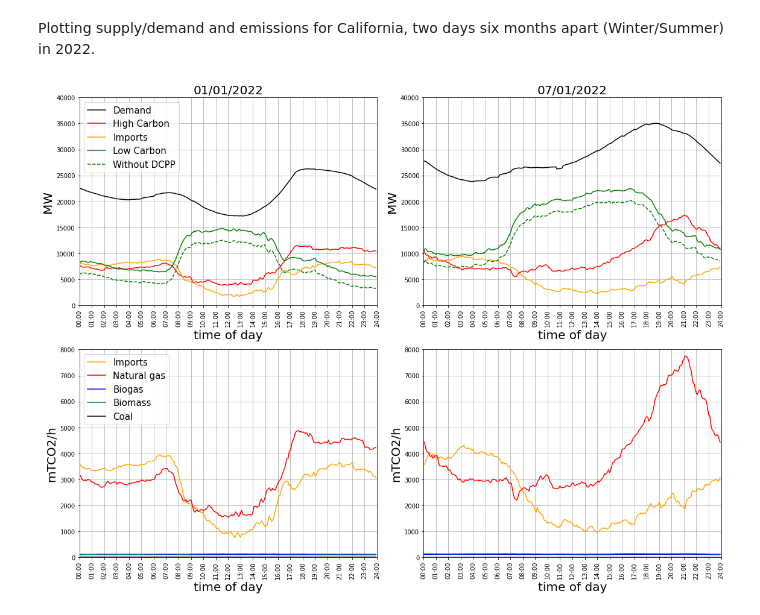
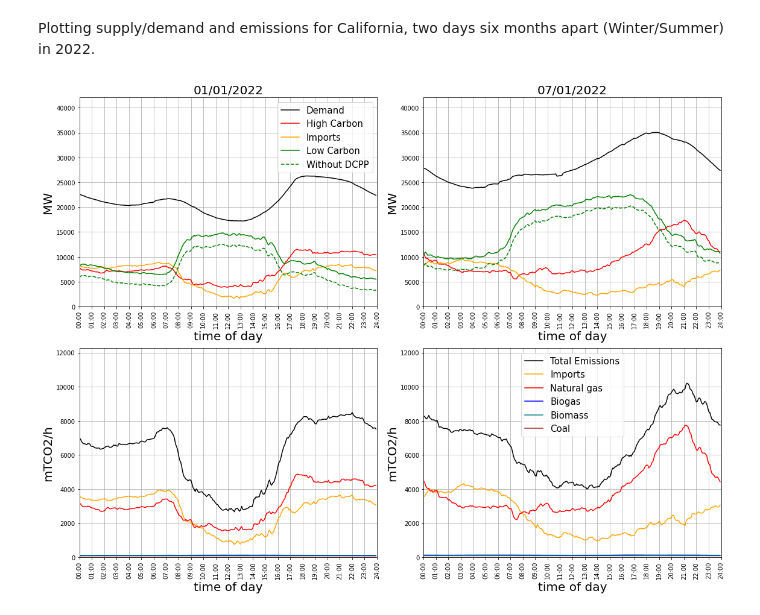
Before and after one commit to dedx/energyanalysis, a Jupyter notebook: CAISO-DataPresentation.ipynb, the cells around one changed output. Drawn from its saved outputs; the diff is of its cells as text; code cells hidden in the pictures.

Commit message:
updated plots

```diff
--- a/CAISO-DataPresentation.ipynb
+++ b/CAISO-DataPresentation.ipynb
@@ -38,27 +39,32 @@ date2 = "07/01/2022"
 # %%
-jan1sup = supdf.loc[supdf['Date'].str.contains(date1)]
-jul1sup = supdf.loc[supdf['Date'].str.contains(date2)]
+day1sup = supdf.loc[supdf['Date'].str.contains(date1)]
+day2sup = supdf.loc[supdf['Date'].str.contains(date2)]
 
-jan1co2 = co2df.loc[co2df['Date'].str.contains(date1)]
-jul1co2 = co2df.loc[co2df['Date'].str.contains(date2)]
+day1co2 = co2df.loc[co2df['Date'].str.contains(date1)]
+day2co2 = co2df.loc[co2df['Date'].str.contains(date2)]
 
-jan1nuc = allsupdf.loc[allsupdf['Date'].str.contains(date1)]
-jul1nuc = allsupdf.loc[allsupdf['Date'].str.contains(date2)]
+day1nuc = allsupdf.loc[allsupdf['Date'].str.contains(date1)]
+day2nuc = allsupdf.loc[allsupdf['Date'].str.contains(date2)]
 # %%
 timedf = supdf.columns.values[2:].tolist()
 
 fig, ax = plt.subplots(figsize=(16,12),nrows=2,ncols=2)
 
-ax[0][0].plot(jan1sup.iloc[0][2:].to_numpy(),label=f"{jan1sup.iloc[0][1]}",color='k')
-ax[0][0].plot(jan1sup.iloc[1][2:].to_numpy(),label=f"{jan1sup.iloc[1][1]}",color='r')
-ax[0][0].plot(jan1sup.iloc[2][2:].to_numpy(),label=f"{jan1sup.iloc[2][1]}",color='orange')
-ax[0][0].plot(jan1sup.iloc[3][2:].to_numpy(),label=f"{jan1sup.iloc[3][1]}",color='g')
-nonuc = jan1sup.iloc[3][2:].to_numpy()-jan1nuc.iloc[8][2:].to_numpy()
+ymax = 1.2*max(day1sup.iloc[0][2:].to_numpy().max(),day2sup.iloc[0][2:].to_numpy().max())
+ymin = 1.2*min(day1sup.iloc[2][2:].to_numpy().min(),day2sup.iloc[2][2:].to_numpy().min())
+if ymin > 0:
+    ymin = 0
+
+ax[0][0].plot(day1sup.iloc[0][2:].to_numpy(),label=f"{day1sup.iloc[0][1]}",color='k')
+ax[0][0].plot(day1sup.iloc[1][2:].to_numpy(),label=f"{day1sup.iloc[1][1]}",color='r')
+ax[0][0].plot(day1sup.iloc[2][2:].to_numpy(),label=f"{day1sup.iloc[2][1]}",color='orange')
+ax[0][0].plot(day1sup.iloc[3][2:].to_numpy(),label=f"{day1sup.iloc[3][1]}",color='g')
+nonuc = day1sup.iloc[3][2:].to_numpy()-day1nuc.iloc[8][2:].to_numpy()
 ax[0][0].plot(nonuc,label="Without DCPP",color='g',linestyle="--")
 ax[0][0].plot()
 ax[0][0].grid()
 ax[0][0].legend(fontsize=15)
-ax[0][0].set_ylim(0,40000)
+ax[0][0].set_ylim(ymin,ymax)
 ax[0][0].set_xlim(0,287)
 ax[0][0].set_ylabel('MW',fontsize=20)
 ax[0][0].set_xlabel('time of day',fontsize=20)
@@ -68,56 +74,69 @@ labels.append('24:00')
 ax[0][0].set_xticklabels(labels,rotation=90);
 ax[0][0].set_title(date1,fontsize=20);
 
-ax[0][1].plot(jul1sup.iloc[0][2:].to_numpy(),label=f"{jul1sup.iloc[0][1]}",color='k')
-ax[0][1].plot(jul1sup.iloc[1][2:].to_numpy(),label=f"{jul1sup.iloc[1][1]}",color='r')
-ax[0][1].plot(jul1sup.iloc[2][2:].to_numpy(),label=f"{jul1sup.iloc[2][1]}",color='orange')
-ax[0][1].plot(jul1sup.iloc[3][2:].to_numpy(),label=f"{jul1sup.iloc[3][1]}",color='g')
-nonuc2 = jul1sup.iloc[3][2:].to_numpy()-jul1nuc.iloc[8][2:].to_numpy()
+ax[0][1].plot(day2sup.iloc[0][2:].to_numpy(),label=f"{day2sup.iloc[0][1]}",color='k')
+ax[0][1].plot(day2sup.iloc[1][2:].to_numpy(),label=f"{day2sup.iloc[1][1]}",color='r')
+ax[0][1].plot(day2sup.iloc[2][2:].to_numpy(),label=f"{day2sup.iloc[2][1]}",color='orange')
+ax[0][1].plot(day2sup.iloc[3][2:].to_numpy(),label=f"{day2sup.iloc[3][1]}",color='g')
+nonuc2 = day2sup.iloc[3][2:].to_numpy()-day2nuc.iloc[8][2:].to_numpy()
 ax[0][1].plot(nonuc2,label="Without DCPP",color='g',linestyle="--")
 ax[0][1].grid()
-ax[0][1].set_ylim(0,40000)
+ax[0][1].set_ylim(ymin,ymax)
 ax[0][1].set_xlim(0,287)
 ax[0][1].set_ylabel('MW',fontsize=20)
 ax[0][1].set_xlabel('time of day',fontsize=20)
 ax[0][1].set_xticks(np.arange(0,300,12))
 labels = timedf[::12]
 labels.append('24:00')
 ax[0][1].set_xticklabels(labels,rotation=90);
 ax[0][1].set_title(date2,fontsize=20);
 
-ax[1][0].plot(jan1co2.iloc[0][2:].to_numpy(),label=f"{jan1co2.iloc[0][1]}",color='orange')
-ax[1][0].plot(jan1co2.iloc[1][2:].to_numpy(),label=f"{jan1co2.iloc[1][1]}",color='r')
-ax[1][0].plot(jan1co2.iloc[2][2:].to_numpy(),label=f"{jan1co2.iloc[2][1]}",color='b')
-ax[1][0].plot(jan1co2.iloc[3][2:].to_numpy(),label=f"{jan1co2.iloc[3][1]}",color='teal')
-#ax[1][0].plot(jan1co2.iloc[4][2:].to_numpy(),label=f"{jan1co2.iloc[4][1]}",color='brown') #geothermal
-ax[1][0].plot(jan1co2.iloc[5][2:].to_numpy(),label=f"{jan1co2.iloc[5][1]}",color='k')
-ax[1][0].legend(fontsize=15,loc="upper left")
+totco2day1 = day1co2.iloc[0][2:].to_numpy() + day1co2.iloc[1][2:].to_numpy() + \
+             day1co2.iloc[2][2:].to_numpy() + day1co2.iloc[3][2:].to_numpy() + \
+             day1co2.iloc[4][2:].to_numpy() + day1co2.iloc[5][2:].to_numpy()
+totco2day2 = day2co2.iloc[0][2:].to_numpy() + day2co2.iloc[1][2:].to_numpy() + \
+             day2co2.iloc[2][2:].to_numpy() + day2co2.iloc[3][2:].to_numpy() + \
+             day2co2.iloc[4][2:].to_numpy() + day2co2.iloc[5][2:].to_numpy()
+
+ymax = 1.2*max(totco2day1.max(),totco2day2.max())
+ymin = 1.2*min(day1co2.iloc[0][2:].to_numpy().min(),day2co2.iloc[0][2:].to_numpy().min())
+if ymin > 0:
+    ymin = 0
+ax[1][0].plot(totco2day1,label="Total Emissions",color='k')
+ax[1][0].plot(day1co2.iloc[0][2:].to_numpy(),label=f"{day1co2.iloc[0][1]}",color='orange')
+ax[1][0].plot(day1co2.iloc[1][2:].to_numpy(),label=f"{day1co2.iloc[1][1]}",color='r')
+ax[1][0].plot(day1co2.iloc[2][2:].to_numpy(),label=f"{day1co2.iloc[2][1]}",color='b')
+ax[1][0].plot(day1co2.iloc[3][2:].to_numpy(),label=f"{day1co2.iloc[3][1]}",color='teal')
+#ax[1][0].plot(day1co2.iloc[4][2:].to_numpy(),label=f"{day1co2.iloc[4][1]}",color='brown') #geothermal
+ax[1][0].plot(day1co2.iloc[5][2:].to_numpy(),label=f"{day1co2.iloc[5][1]}",color='brown')
 ax[1][0].grid()
-ax[1][0].set_ylim(0,8000)
+ax[1][0].set_ylim(ymin,ymax)
 ax[1][0].set_xlim(0,287)
 ax[1][0].set_ylabel('mTCO2/h',fontsize=20)
 ax[1][0].set_xlabel('time of day',fontsize=20)
 ax[1][0].set_xticks(np.arange(0,300,12))
 labels = timedf[::12]
 labels.append('24:00')
 ax[1][0].set_xticklabels(labels,rotation=90);
 
-ax[1][1].plot(jul1co2.iloc[0][2:].to_numpy(),label=f"{jul1co2.iloc[0][1]}",color='orange')
-ax[1][1].plot(jul1co2.iloc[1][2:].to_numpy(),label=f"{jul1co2.iloc[1][1]}",color='r')
-ax[1][1].plot(jul1co2.iloc[2][2:].to_numpy(),label=f"{jul1co2.iloc[2][1]}",color='b')
-ax[1][1].plot(jul1co2.iloc[3][2:].to_numpy(),label=f"{jul1co2.iloc[3][1]}",color='teal')
-#ax[1][1].plot(jul1co2.iloc[4][2:].to_numpy(),label=f"{jul1co2.iloc[4][1]}",color='brown') #geothermal
-ax[1][1].plot(jul1co2.iloc[5][2:].to_numpy(),label=f"{jul1co2.iloc[5][1]}",color='k')
+ax[1][1].plot(totco2day2,label="Total Emissions",color='k')
+ax[1][1].plot(day2co2.iloc[0][2:].to_numpy(),label=f"{day2co2.iloc[0][1]}",color='orange')
+ax[1][1].plot(day2co2.iloc[1][2:].to_numpy(),label=f"{day2co2.iloc[1][1]}",color='r')
+ax[1][1].plot(day2co2.iloc[2][2:].to_numpy(),label=f"{day2co2.iloc[2][1]}",color='b')
+ax[1][1].plot(day2co2.iloc[3][2:].to_numpy(),label=f"{day2co2.iloc[3][1]}",color='teal')
+#ax[1][1].plot(day2co2.iloc[4][2:].to_numpy(),label=f"{day2co2.iloc[4][1]}",color='brown') #geothermal
+ax[1][1].plot(day2co2.iloc[5][2:].to_numpy(),label=f"{day2co2.iloc[5][1]}",color='brown')
 ax[1][1].grid()
-ax[1][1].set_ylim(0,8000)
+ax[1][1].legend(fontsize=15)#,loc="upper left")
+ax[1][1].set_ylim(ymin,ymax)
 ax[1][1].set_xlim(0,287)
 ax[1][1].set_ylabel('mTCO2/h',fontsize=20)
 ax[1][1].set_xlabel('time of day',fontsize=20)
 ax[1][1].set_xticks(np.arange(0,300,12))
 labels = timedf[::12]
 labels.append('24:00')
 ax[1][1].set_xticklabels(labels,rotation=90);
 plt.tight_layout()
 plt.savefig("EnergyAnalysis.png", dpi=300)
 # %% [output]
-[figure, old version]
+[figure, new version]
```
Also changed, not shown: parts of 10 cells of this notebook.
